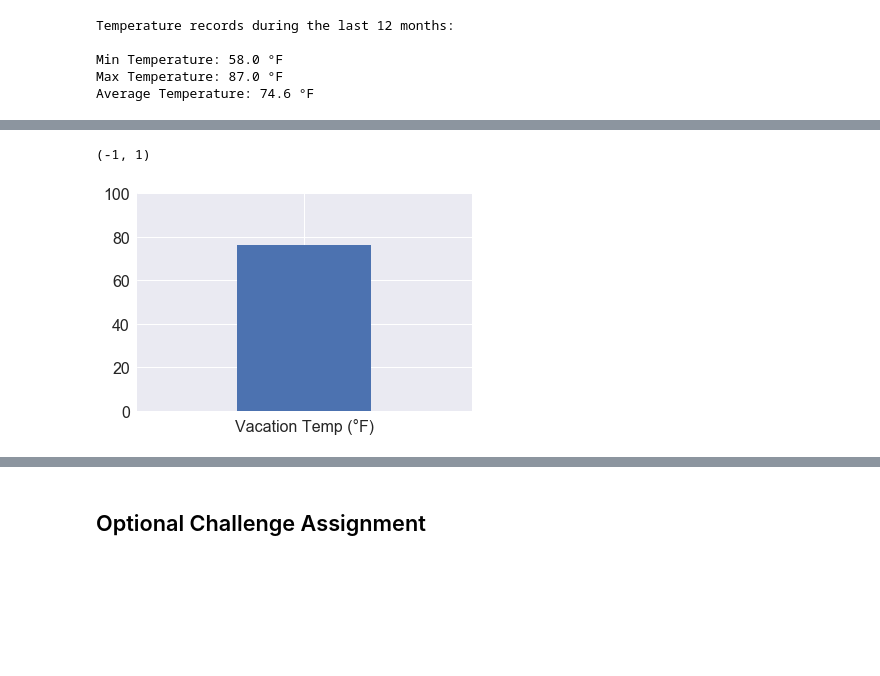
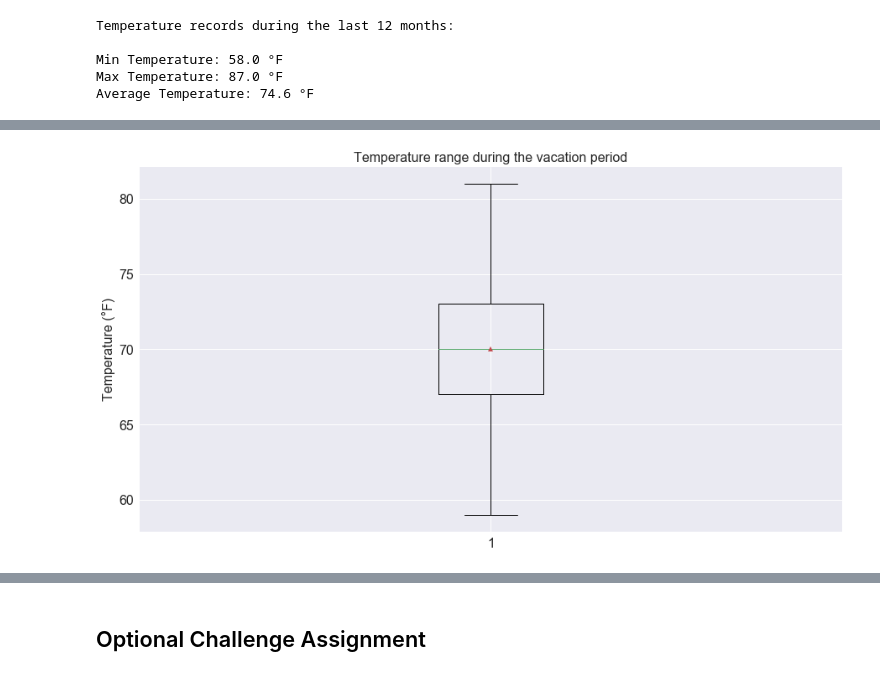
Before and after one commit to rochiecuevas/climate_analysis, a Jupyter notebook: climate_starter.ipynb, the cells around one changed output, grey strips where cells are left out. Cells and saved outputs as stored; diff of their text form; code cells hidden in the pictures; blank space fills up the shorter version.

Commit message:
finished working on a boxplot

```diff
--- a/climate_starter.ipynb
+++ b/climate_starter.ipynb
@@ -559,19 +558,0 @@ Average Temperature: 76.0 °F
-# %%
-# Plot the results from your previous query as a bar chart.
-# Use "Trip Avg Temp" as your Title
-# Use the average temperature for the y value
-# Use the peak-to-peak (tmax-tmin) value as the y error bar (yerr)
-
-x = np.arange(len([summary_vac_temps[0][1]]))
-y = summary_vac_temps[0][1] # average temp
-
-ymin = summary_vac_temps[0][1] - summary_vac_temps[0][0]
-ymax = summary_vac_temps[0][2] - summary_vac_temps[0][1]
-
-plt.bar(x,y)
-plt.xticks(x, ["Vacation Temp (°F)"])
-plt.ylim(0,100)
-plt.xlim(-1,1)
-# %% [output]
-(-1, 1)
-[figure, removed]
@@ -580,0 +559,17 @@ plt.xlim(-1,1)
+# %%
+# Plot the results from your previous query as a box plot.
+vacation_temp = session.query(Measurement.tobs).\
+                         filter(Measurement.date >= vac_start).\
+                         filter(Measurement.date <= vac_end).all()
+
+# Create a list of temperatures recorded during the vacation period
+temps = [temp[0] for temp in vacation_temp]
+
+# Create box plot to show range of temperatures recorded during the vacation period
+plt.figure(figsize = (15,8))
+plt.boxplot(temps, showmeans = True)
+plt.ylabel("Temperature (°F)", fontsize = 16)
+plt.title("Temperature range during the vacation period", fontsize = 16)
+plt.savefig("Images/box_temperature_vacation.svg")
+# %% [output]
+[figure, added]
```
Also changed, not shown: parts of 4 cells of this notebook, 10 other files.
